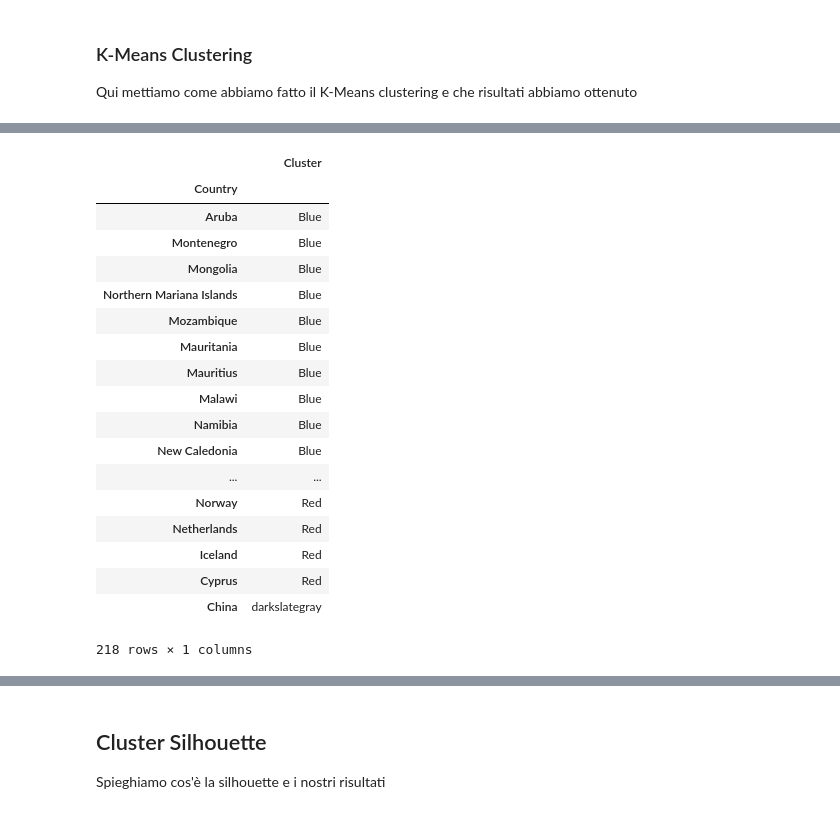
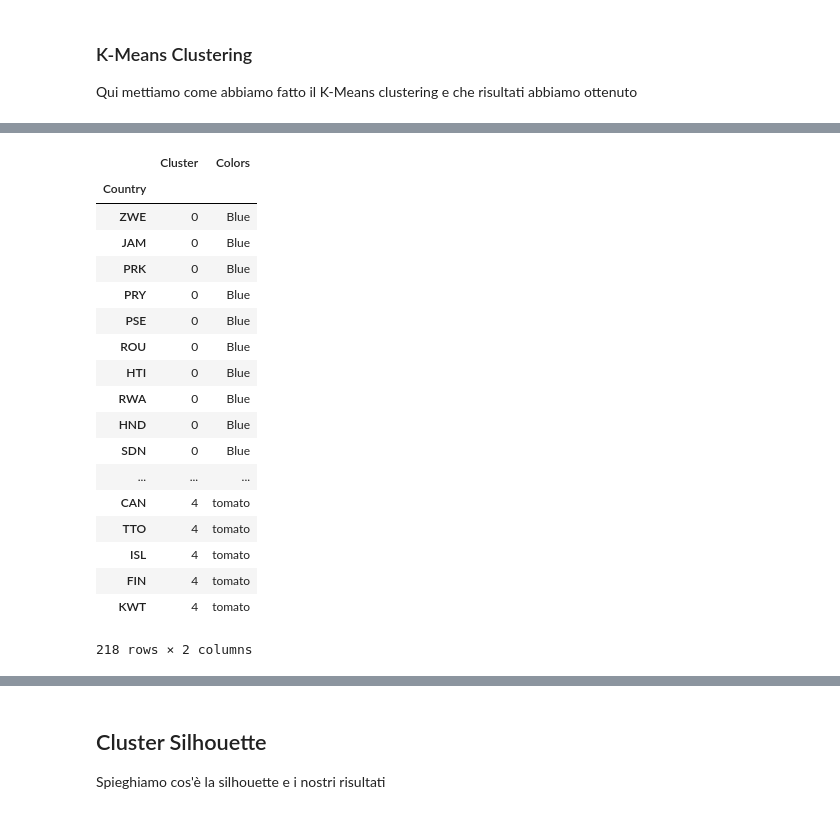
Before and after one commit to AngeloDamiani/DA-DDD-Project, a Jupyter notebook: main_notebook.ipynb, the cells around one changed output, grey strips where cells are left out. Cells and saved outputs as stored; diff of their text form; code cells hidden in the pictures.

```diff
--- a/main_notebook.ipynb
+++ b/main_notebook.ipynb
@@ -219,24 +0,0 @@ Qui mettiamo le variabili e buttiamo qualche motivazione
-# %%
-# N most correlated variables
-
-N = 5
-
-abs_c_matrix = corr_matrix.abs()
-series = abs_c_matrix.unstack()
-sorted_series = series.sort_values(kind="quicksort")
-sorted_series = sorted_series.iloc[::-1]
-
-sorted_series = sorted_series[sorted_series.shift(-1) != sorted_series]
-sorted_series = sorted_series[sorted_series < 1][0:N]
-print(sorted_series)
-
-plt.rcParams['figure.figsize'] = (15,15)
-indexes = list(sorted_series.index)
-for i in range(1,N):
-    plt.subplot(5, 1, i)
-    plt.scatter(df[indexes[i-1][0]],df[indexes[i-1][1]], marker='o', s=5);
-    plt.xlabel(indexes[i-1][0])
-    plt.ylabel(indexes[i-1][1])
-
-plt.tight_layout()
-plt.show()
@@ -609,29 +774,31 @@ The best silhouette values (for K = 4) is: 0.5212869726499008
 # %%
 # Printing of cluster colors for each country
 
 cluster_column_name = "Cluster"
 clusters = pd.DataFrame(best_clustering, index = target_df.index, columns = [cluster_column_name])
 clusters = clusters.sort_values(by=cluster_column_name)
 colors_dict = dict(zip(list(range(len(colors))),colors))
-clusters[cluster_column_name] = clusters[cluster_column_name].map(colors_dict)
+
+new_column = clusters[cluster_column_name].map(colors_dict)
+clusters['Colors'] = new_column
 clusters
 # %% [output]
-|  | Cluster |
-| Country |  |
-| Aruba | Blue |
-| Montenegro | Blue |
-| Mongolia | Blue |
-| Northern Mariana Islands | Blue |
-| Mozambique | Blue |
-| Mauritania | Blue |
-| Mauritius | Blue |
-| Malawi | Blue |
-| Namibia | Blue |
-| New Caledonia | Blue |
-| ... | ... |
-| Norway | Red |
-| Netherlands | Red |
-| Iceland | Red |
-| Cyprus | Red |
-| China | darkslategray |
+|  | Cluster | Colors |
+| Country |  |  |
+| ZWE | 0 | Blue |
+| JAM | 0 | Blue |
+| PRK | 0 | Blue |
+| PRY | 0 | Blue |
+| PSE | 0 | Blue |
+| ROU | 0 | Blue |
+| HTI | 0 | Blue |
+| RWA | 0 | Blue |
+| HND | 0 | Blue |
+| SDN | 0 | Blue |
+| ... | ... | ... |
+| CAN | 4 | tomato |
+| TTO | 4 | tomato |
+| ISL | 4 | tomato |
+| FIN | 4 | tomato |
+| KWT | 4 | tomato |
-218 rows × 1 columns
+218 rows × 2 columns
```
Also changed, not shown: parts of 42 cells of this notebook, 9 other files.
